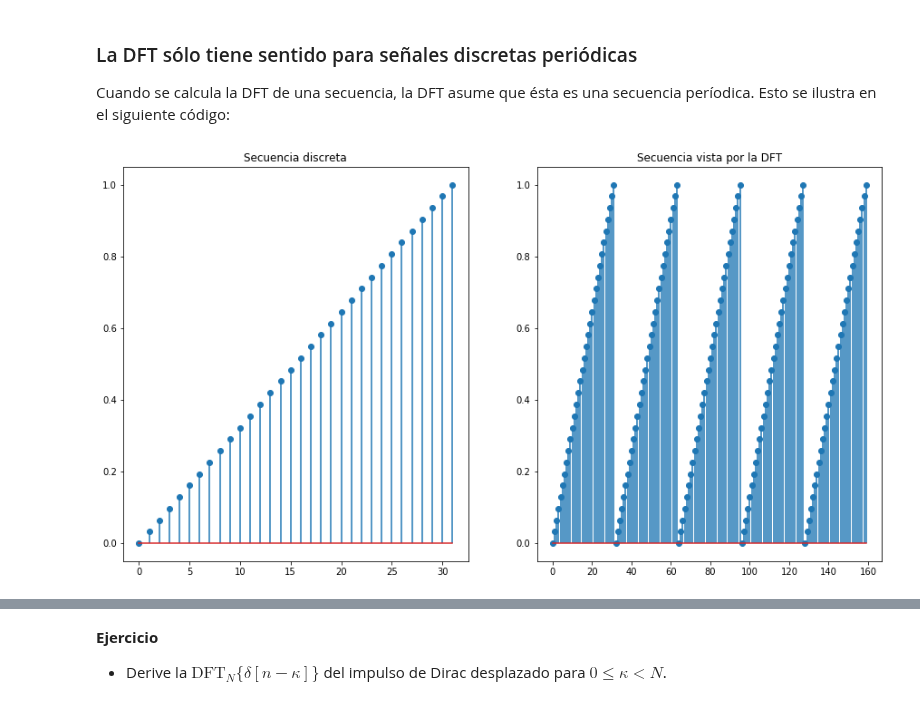
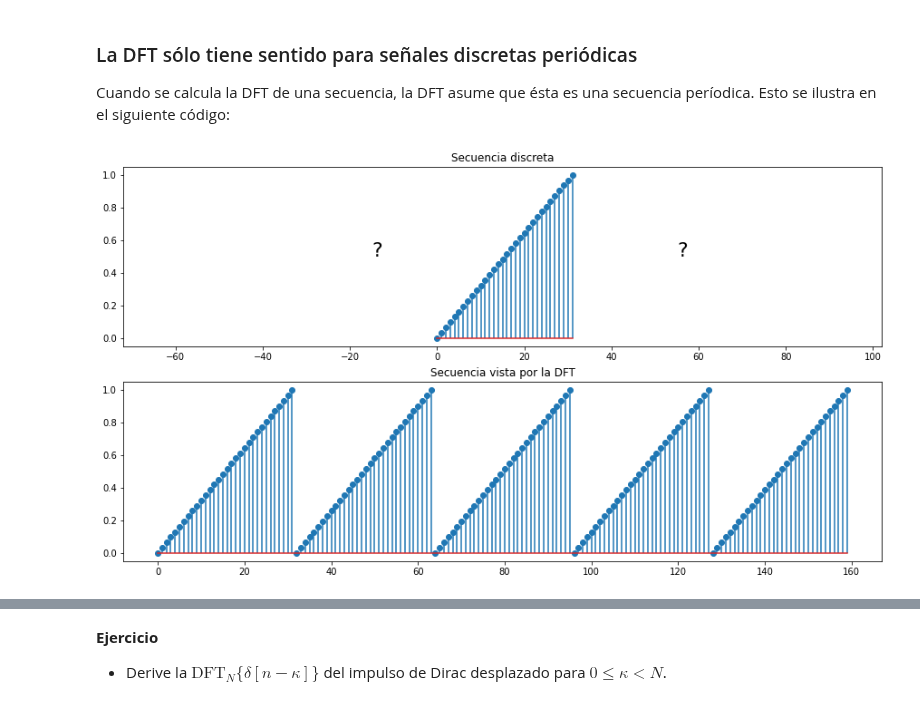
Before and after one commit to rodrigocadiz/senales_y_sistemas, a Jupyter notebook: 34-DFT.ipynb, the cells around one changed output, grey strips where cells are left out. Cells and saved outputs as stored; diff of their text form; code cells hidden in the pictures.

```diff
--- a/34-DFT.ipynb
+++ b/34-DFT.ipynb
@@ -51,25 +53,28 @@ Cuando se calcula la DFT de una secuencia, la DFT asume que ésta es una secuenc
 # %%
 import numpy as np
 import matplotlib.pyplot as plt
 %matplotlib inline
 
 plt.figure(figsize=(15,8))
-plt.subplot(1,2,1)
+plt.subplot(2,1,1)
 
 n = np.arange(32)
 xn = np.linspace(0, 1, len(n))
 plt.stem(n, xn, use_line_collection=True);
+plt.text(-15, 0.5, "?", fontsize=22)
+plt.text(55, 0.5, "?", fontsize=22)
+plt.xlim(-72,102)
 plt.title('Secuencia discreta')
 
 xn_periodic = np.hstack([xn]*5)
 
-plt.subplot(1,2,2)
+plt.subplot(2,1,2)
 plt.stem(xn_periodic, use_line_collection=True)
 plt.title('Secuencia vista por la DFT')
 
 plt.show()
 # %% [output]
-[figure, old version]
+[figure, new version]
 # %% [markdown]
 ### Relación con la DTFT
 
```
Also changed, not shown: parts of 18 cells of this notebook, 13 other files.
